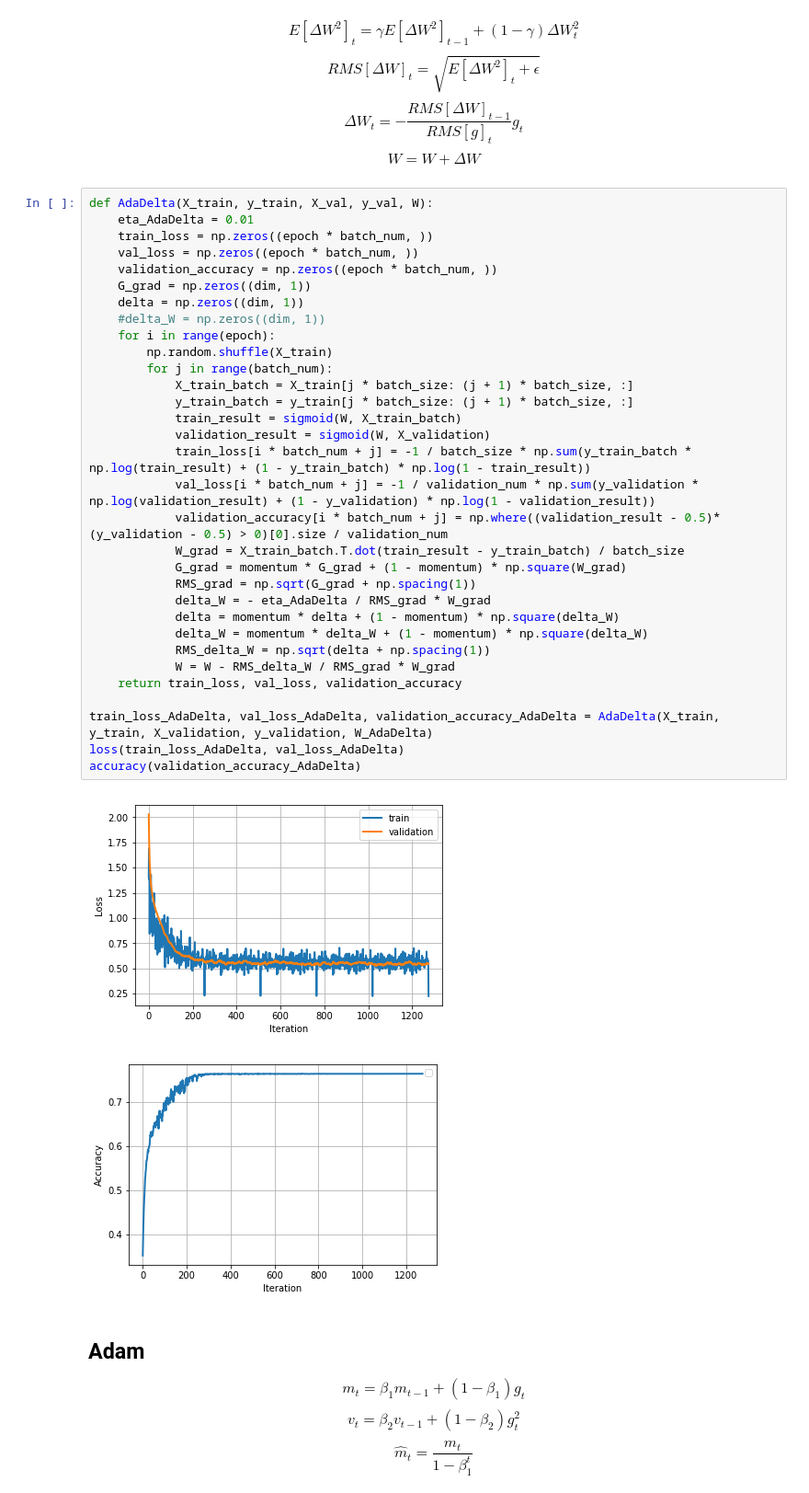
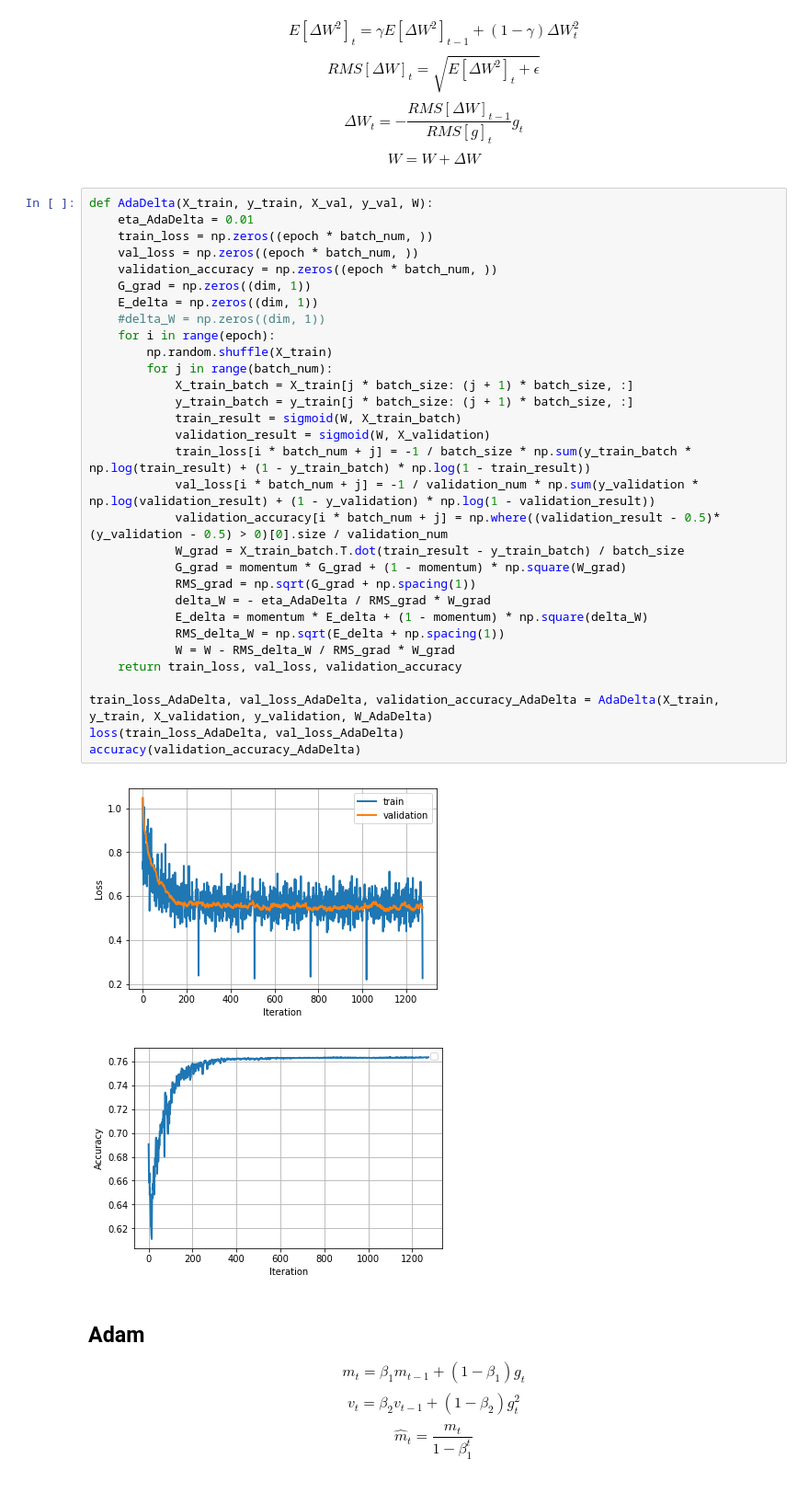
Before and after one commit to tangmier/ML2017-lab-02, a Jupyter notebook: RegressionExperiment.ipynb, the cells around one changed output. Shown at 92% size. Cells and saved outputs as stored; diff of their text form.

```diff
--- a/RegressionExperiment.ipynb
+++ b/RegressionExperiment.ipynb
@@ -175,38 +175,37 @@ $$W = W + \Delta W$$
 # %%
 def AdaDelta(X_train, y_train, X_val, y_val, W):
     eta_AdaDelta = 0.01
     train_loss = np.zeros((epoch * batch_num, ))
     val_loss = np.zeros((epoch * batch_num, ))
     validation_accuracy = np.zeros((epoch * batch_num, ))
     G_grad = np.zeros((dim, 1))
-    delta = np.zeros((dim, 1))
+    E_delta = np.zeros((dim, 1))
     #delta_W = np.zeros((dim, 1))
     for i in range(epoch):
         np.random.shuffle(X_train)
         for j in range(batch_num):
             X_train_batch = X_train[j * batch_size: (j + 1) * batch_size, :]
             y_train_batch = y_train[j * batch_size: (j + 1) * batch_size, :]
             train_result = sigmoid(W, X_train_batch)
             validation_result = sigmoid(W, X_validation)
             train_loss[i * batch_num + j] = -1 / batch_size * np.sum(y_train_batch * np.log(train_result) + (1 - y_train_batch) * np.log(1 - train_result))
             val_loss[i * batch_num + j] = -1 / validation_num * np.sum(y_validation * np.log(validation_result) + (1 - y_validation) * np.log(1 - validation_result))
             validation_accuracy[i * batch_num + j] = np.where((validation_result - 0.5)* (y_validation - 0.5) > 0)[0].size / validation_num
             W_grad = X_train_batch.T.dot(train_result - y_train_batch) / batch_size
             G_grad = momentum * G_grad + (1 - momentum) * np.square(W_grad)
             RMS_grad = np.sqrt(G_grad + np.spacing(1))
             delta_W = - eta_AdaDelta / RMS_grad * W_grad
-            delta = momentum * delta + (1 - momentum) * np.square(delta_W)
-            delta_W = momentum * delta_W + (1 - momentum) * np.square(delta_W)
-            RMS_delta_W = np.sqrt(delta + np.spacing(1))
+            E_delta = momentum * E_delta + (1 - momentum) * np.square(delta_W)
+            RMS_delta_W = np.sqrt(E_delta + np.spacing(1))
             W = W - RMS_delta_W / RMS_grad * W_grad
     return train_loss, val_loss, validation_accuracy
 
 train_loss_AdaDelta, val_loss_AdaDelta, validation_accuracy_AdaDelta = AdaDelta(X_train, y_train, X_validation, y_validation, W_AdaDelta)
 loss(train_loss_AdaDelta, val_loss_AdaDelta)
 accuracy(validation_accuracy_AdaDelta)
 # %% [output]
-[figure, old version]
+[figure, new version]
-[figure, old version]
+[figure, new version]
 # %% [markdown]
 ## Adam
 $$m_t = \beta_1 m_{t-1} + (1-\beta_1)g_t$$
```
Also changed, not shown: parts of 1 cell of this notebook, 1 other file.
